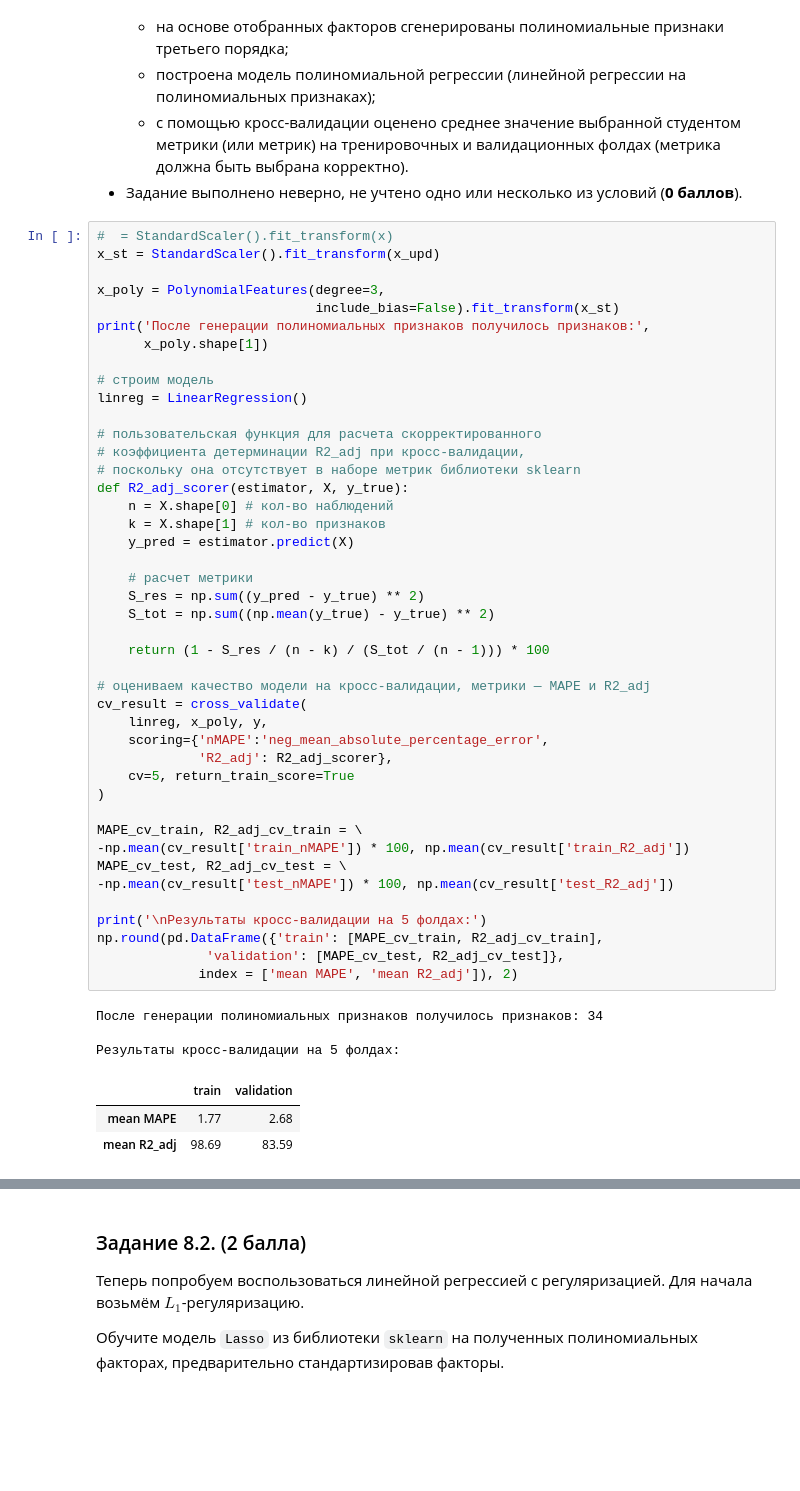
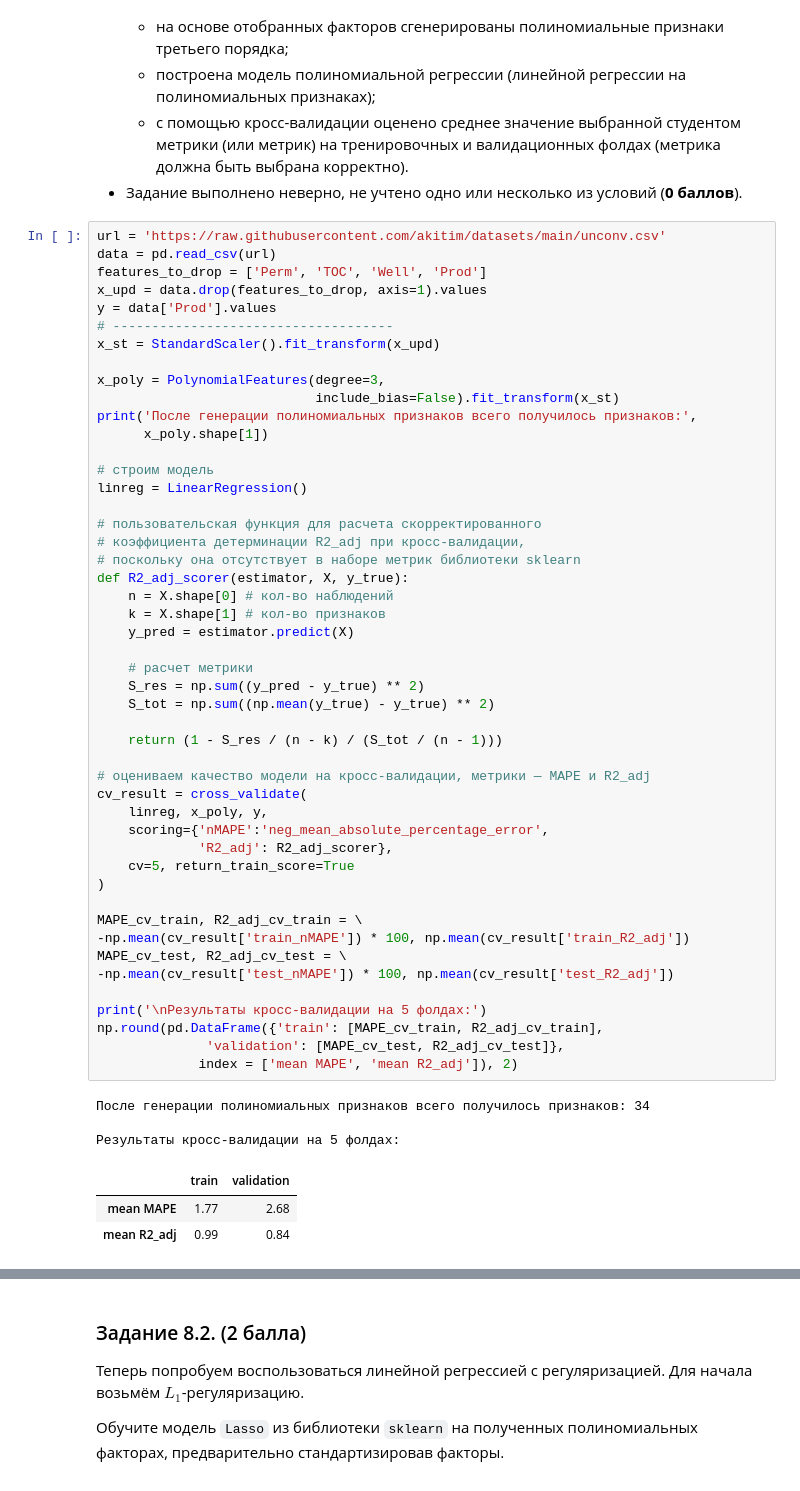
Before and after one commit to akitim/SkillFactory_current, a Jupyter notebook: MATH_ML_2_Практика_Акимкин.ipynb, the cells around one changed output, grey strips where cells are left out. Saved outputs shown, nothing was run; the diff lists cells and outputs as text; blank space fills up the shorter version.

```diff
--- a/MATH_ML_2_Практика_Акимкин.ipynb
+++ b/MATH_ML_2_Практика_Акимкин.ipynb
@@ -605,12 +607,17 @@ from sklearn.model_selection import cross_validate
     * с помощью кросс-валидации оценено среднее значение выбранной студентом метрики (или метрик) на тренировочных и валидационных фолдах (метрика должна быть выбрана корректно).
 - Задание выполнено неверно, не учтено одно или несколько из условий (**0 баллов**).
 # %%
-#  = StandardScaler().fit_transform(x)
+url = 'https://raw.githubusercontent.com/akitim/datasets/main/unconv.csv'
+data = pd.read_csv(url)
+features_to_drop = ['Perm', 'TOC', 'Well', 'Prod']
+x_upd = data.drop(features_to_drop, axis=1).values
+y = data['Prod'].values
+# ------------------------------------
 x_st = StandardScaler().fit_transform(x_upd)
 
 x_poly = PolynomialFeatures(degree=3,
                             include_bias=False).fit_transform(x_st)
-print('После генерации полиномиальных признаков получилось признаков:',
+print('После генерации полиномиальных признаков всего получилось признаков:',
       x_poly.shape[1])
 
 # строим модель
@@ -624,33 +631,33 @@ def R2_adj_scorer(estimator, X, y_true):
     k = X.shape[1] # кол-во признаков
     y_pred = estimator.predict(X)
 
     # расчет метрики
     S_res = np.sum((y_pred - y_true) ** 2)
     S_tot = np.sum((np.mean(y_true) - y_true) ** 2)
 
-    return (1 - S_res / (n - k) / (S_tot / (n - 1))) * 100
+    return (1 - S_res / (n - k) / (S_tot / (n - 1)))
 
 # оцениваем качество модели на кросс-валидации, метрики — MAPE и R2_adj
 cv_result = cross_validate(
     linreg, x_poly, y,
     scoring={'nMAPE':'neg_mean_absolute_percentage_error',
              'R2_adj': R2_adj_scorer},
     cv=5, return_train_score=True
 )
 
 MAPE_cv_train, R2_adj_cv_train = \
 -np.mean(cv_result['train_nMAPE']) * 100, np.mean(cv_result['train_R2_adj'])
 MAPE_cv_test, R2_adj_cv_test = \
 -np.mean(cv_result['test_nMAPE']) * 100, np.mean(cv_result['test_R2_adj'])
 
 print('\nРезультаты кросс-валидации на 5 фолдах:')
 np.round(pd.DataFrame({'train': [MAPE_cv_train, R2_adj_cv_train],
               'validation': [MAPE_cv_test, R2_adj_cv_test]},
              index = ['mean MAPE', 'mean R2_adj']), 2)
 # %% [output]
-После генерации полиномиальных признаков получилось признаков: 34
+После генерации полиномиальных признаков всего получилось признаков: 34
 
 Результаты кросс-валидации на 5 фолдах:
 |  | train | validation |
 | mean MAPE | 1.77 | 2.68 |
-| mean R2_adj | 98.69 | 83.59 |
+| mean R2_adj | 0.99 | 0.84 |
```
Also changed, not shown: parts of 6 cells of this notebook.
